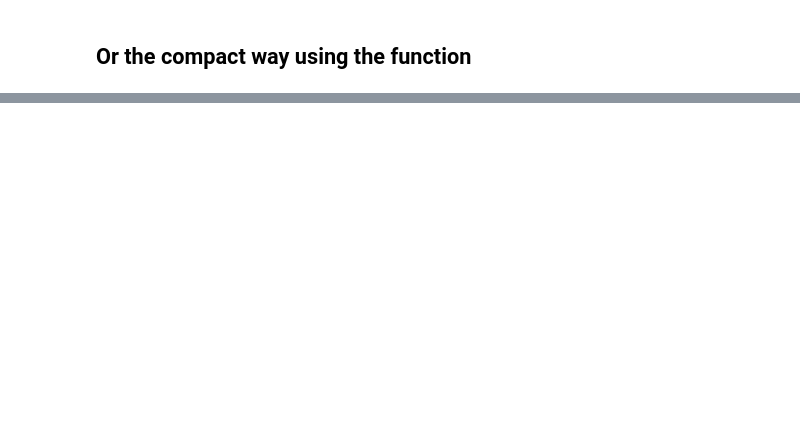
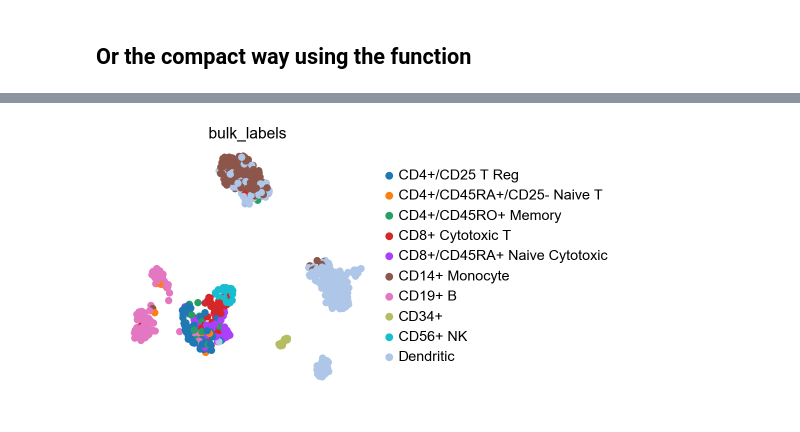
Before and after one commit to Koncopd/anndata-scanpy-benchmarks, a Jupyter notebook: Ingest.ipynb, the cells around one changed output, grey strips where cells are left out. Drawn from its saved outputs; the diff is of its cells as text; code cells hidden in the pictures; blank space fills up the shorter version.

```diff
--- a/Ingest.ipynb
+++ b/Ingest.ipynb
@@ -48,0 +86,4 @@ sc.pl.umap(adata_ref, color='bulk_labels')
+# %%
+sc.pl.umap(pbmc, color='bulk_labels', palette=adata_joint.uns['bulk_labels_colors'])
+# %% [output]
+[figure, added]
```
Also changed, not shown: parts of 13 cells of this notebook.
